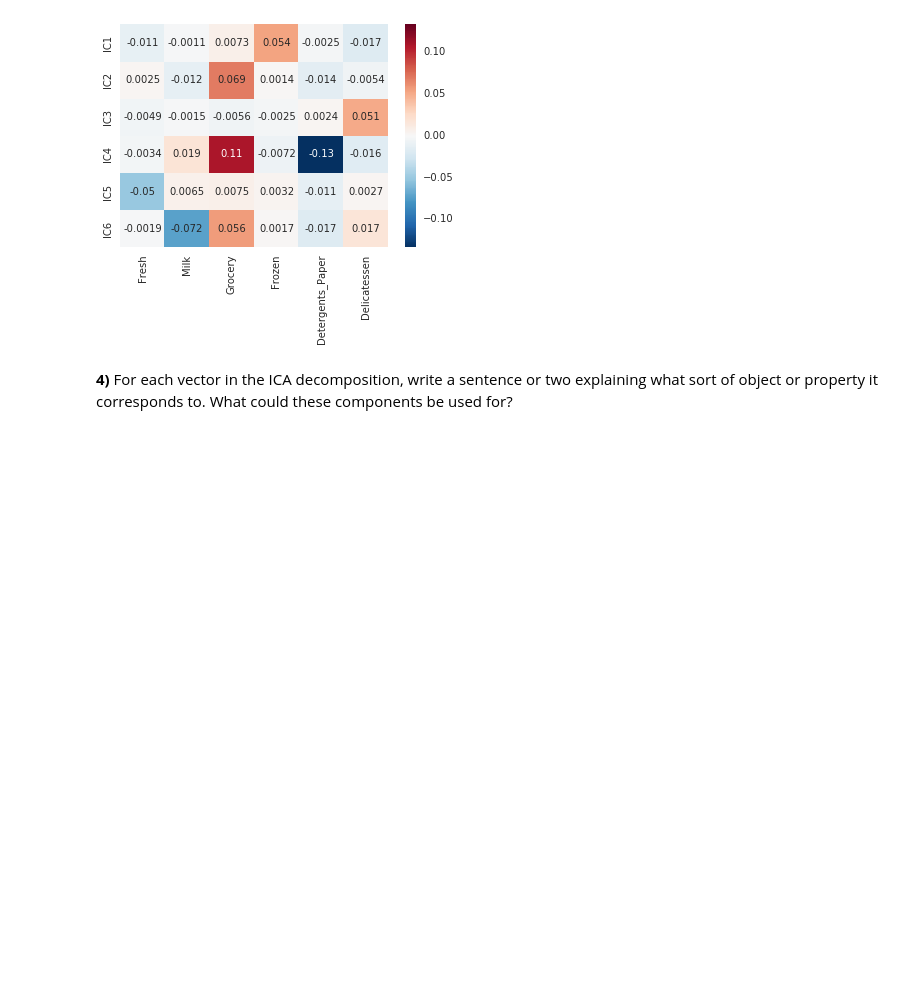
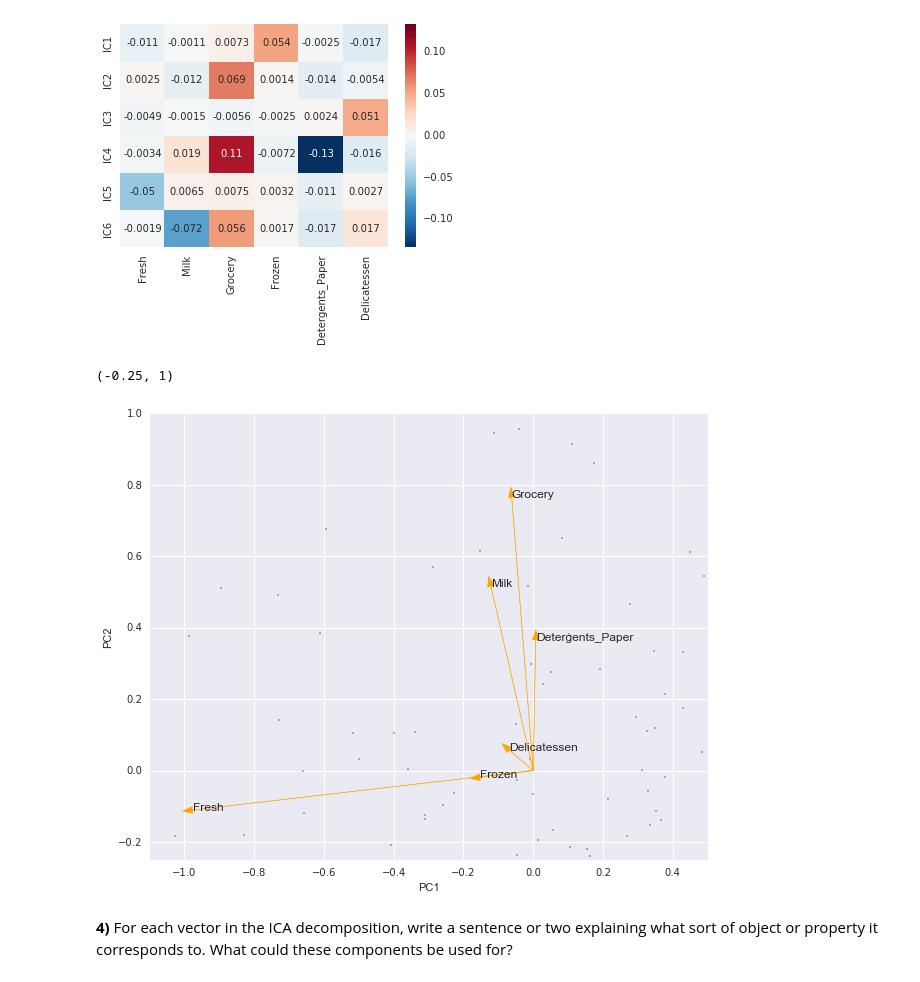
Before and after one commit to mananthavelu/Creating-Customer-Segments, a Jupyter notebook: customer_segments_k-means_Udacity.ipynb, the cells around one changed output. Drawn from its saved outputs; the diff is of its cells as text; code cells hidden in the pictures; blank space fills up the shorter version.

```diff
--- a/customer_segments_k-means_Udacity.ipynb
+++ b/customer_segments_k-means_Udacity.ipynb
@@ -175,6 +224,34 @@ sns.heatmap(ica_df, annot=True)
 <matplotlib.axes._subplots.AxesSubplot at 0x...>
 [figure]
 [figure]
+# %%
+import pandas as pd
+from sklearn.decomposition import PCA
+
+def biplot(df):
+    # Fit on 2 components
+    pca = PCA(n_components=2, whiten=True).fit(df)
+
+    # Plot transformed/projected data
+    ax = pd.DataFrame(
+        pca.transform(df),
+        columns=['PC1', 'PC2']
+    ).plot(kind='scatter', x='PC1', y='PC2', figsize=(10, 8), s=0.8)
+
+    # Plot arrows and labels
+    for i, (pc1, pc2) in enumerate(zip(pca.components_[0], pca.components_[1])):
+        ax.arrow(0, 0, pc1, pc2, width=0.001, fc='orange', ec='orange')
+        ax.annotate(df.columns[i], (pc1, pc2), size=12)
+
+    return ax
+
+ax = biplot(data)
+# Play around with the ranges for scaling the plot
+ax.set_xlim([-1.1, .5])
+ax.set_ylim([-.25, 1])
+# %% [output]
+(-0.25, 1)
+[figure, added]
 # %% [markdown]
 **4)** For each vector in the ICA decomposition, write a sentence or two explaining what sort of object or property it corresponds to. What could these components be used for?
 # %% [markdown]
```
Also changed, not shown: parts of 24 cells of this notebook.
